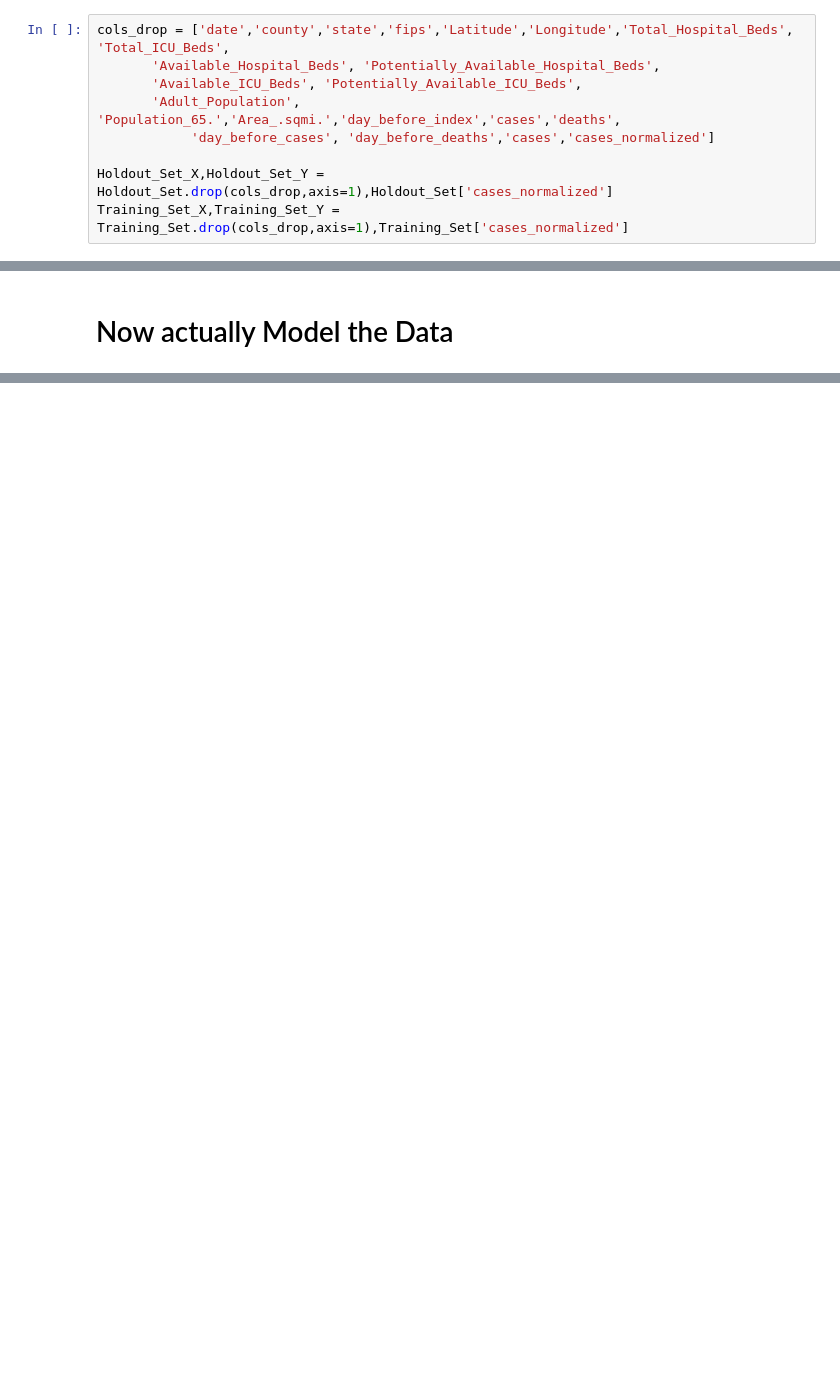
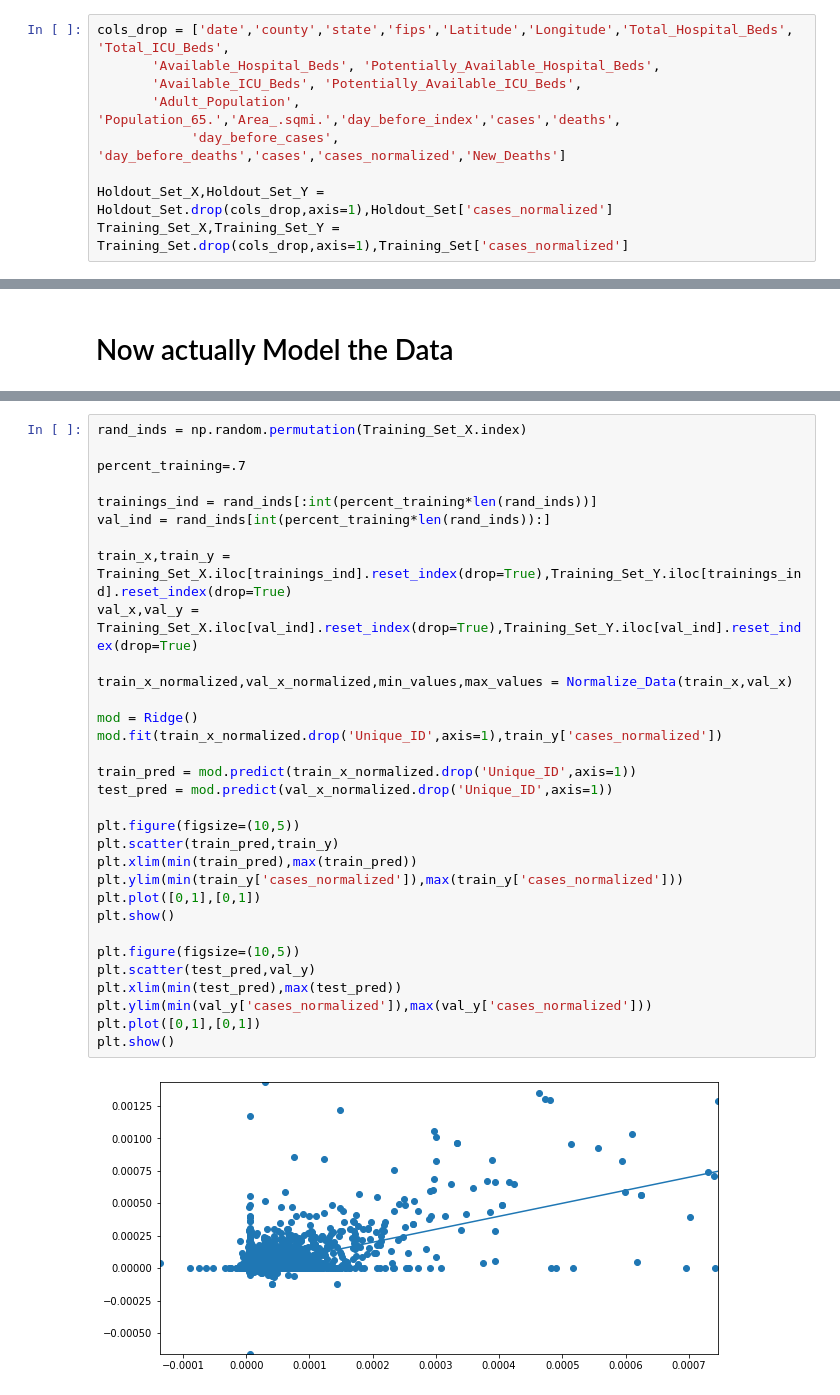
Before and after one commit to sbs87/MIT_COVID19, a Jupyter notebook: Modeling.ipynb, the cells around one changed output, grey strips where cells are left out. Saved outputs shown, nothing was run; the diff lists cells and outputs as text; blank space fills up the shorter version.

```diff
--- a/Modeling.ipynb
+++ b/Modeling.ipynb
@@ -192,7 +185,7 @@ cols_drop = ['date','county','state','fips','Latitude','Longitude','Total_Hospit
        'Available_Hospital_Beds', 'Potentially_Available_Hospital_Beds',
        'Available_ICU_Beds', 'Potentially_Available_ICU_Beds',
        'Adult_Population', 'Population_65.','Area_.sqmi.','day_before_index','cases','deaths',
-            'day_before_cases', 'day_before_deaths','cases','cases_normalized']
+            'day_before_cases', 'day_before_deaths','cases','cases_normalized','New_Deaths']
 
 Holdout_Set_X,Holdout_Set_Y = Holdout_Set.drop(cols_drop,axis=1),Holdout_Set['cases_normalized']
 Training_Set_X,Training_Set_Y = Training_Set.drop(cols_drop,axis=1),Training_Set['cases_normalized']
@@ -227,0 +351,34 @@ testing_ind = rand_inds[int(percent_training*len(rand_inds)):]
+# %%
+rand_inds = np.random.permutation(Training_Set_X.index)
+
+percent_training=.7
+
+trainings_ind = rand_inds[:int(percent_training*len(rand_inds))]
+val_ind = rand_inds[int(percent_training*len(rand_inds)):]
+
+train_x,train_y = Training_Set_X.iloc[trainings_ind].reset_index(drop=True),Training_Set_Y.iloc[trainings_ind].reset_index(drop=True)
+val_x,val_y = Training_Set_X.iloc[val_ind].reset_index(drop=True),Training_Set_Y.iloc[val_ind].reset_index(drop=True)
+
+train_x_normalized,val_x_normalized,min_values,max_values = Normalize_Data(train_x,val_x)
+
+mod = Ridge()
+mod.fit(train_x_normalized.drop('Unique_ID',axis=1),train_y['cases_normalized'])
+
+train_pred = mod.predict(train_x_normalized.drop('Unique_ID',axis=1))
+test_pred = mod.predict(val_x_normalized.drop('Unique_ID',axis=1))
+
+plt.figure(figsize=(10,5))
+plt.scatter(train_pred,train_y)
+plt.xlim(min(train_pred),max(train_pred))
+plt.ylim(min(train_y['cases_normalized']),max(train_y['cases_normalized']))
+plt.plot([0,1],[0,1])
+plt.show()
+
+plt.figure(figsize=(10,5))
+plt.scatter(test_pred,val_y)
+plt.xlim(min(test_pred),max(test_pred))
+plt.ylim(min(val_y['cases_normalized']),max(val_y['cases_normalized']))
+plt.plot([0,1],[0,1])
+plt.show()
+# %% [output]
+[figure, added]
```
Also changed, not shown: parts of 32 cells of this notebook.
